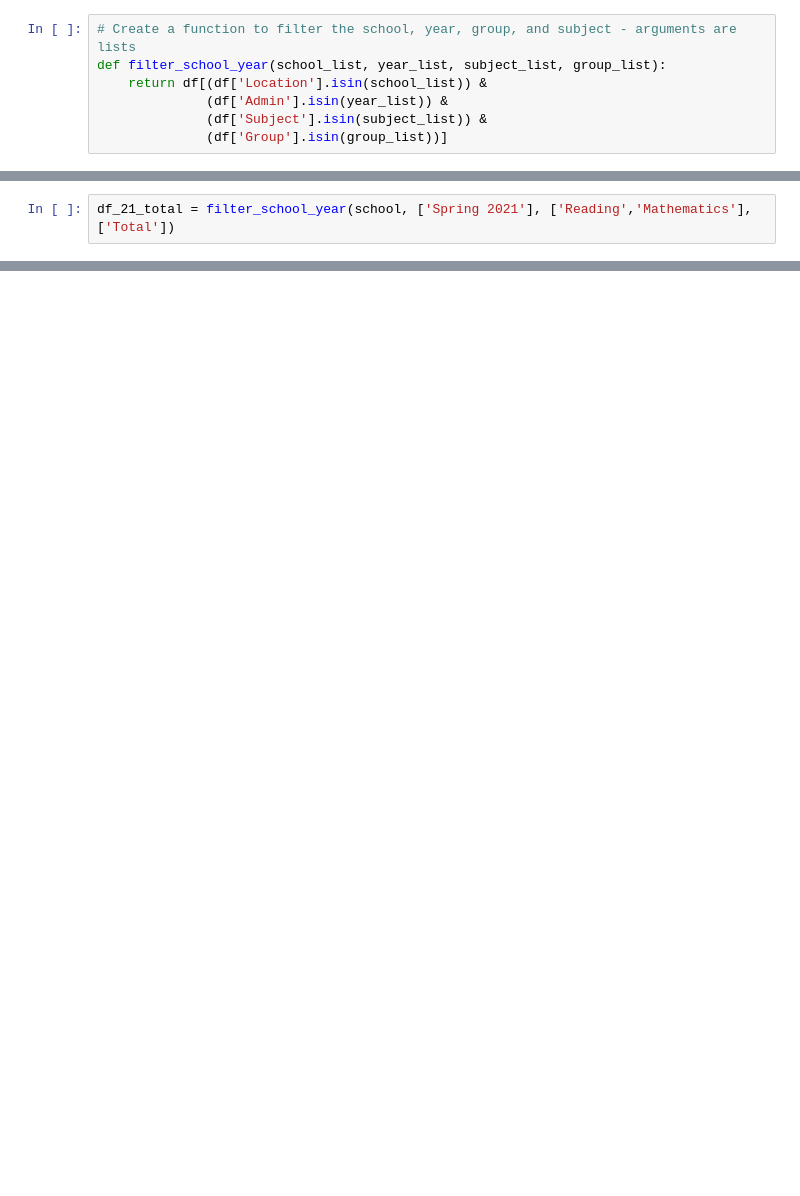
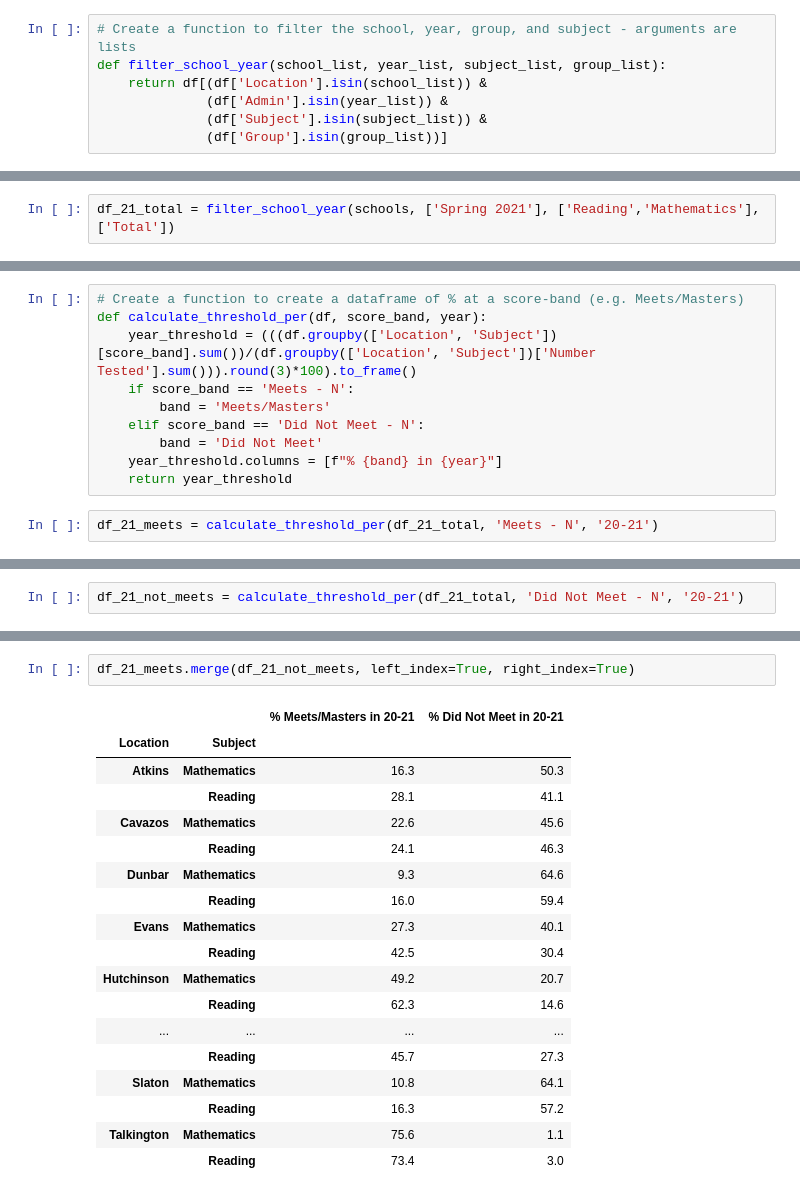
Before and after one commit to rajaridgway/lubbock-analysis, a Jupyter notebook: lubbock.ipynb, the cells around one changed output, grey strips where cells are left out. Saved outputs shown, nothing was run; the diff lists cells and outputs as text; blank space fills up the shorter version.

Commit message:
School-level math and reading %

```diff
--- a/lubbock.ipynb
+++ b/lubbock.ipynb
@@ -654,2 +539,2 @@ NameError: name 'df_atkins_mccool_21_total' is not defined
 # %%
-df_21_total = filter_school_year(school, ['Spring 2021'], ['Reading','Mathematics'], ['Total'])
+df_21_total = filter_school_year(schools, ['Spring 2021'], ['Reading','Mathematics'], ['Total'])
@@ -663,0 +541,12 @@ NameError: name 'df_21_meets' is not defined
+# %%
+# Create a function to create a dataframe of % at a score-band (e.g. Meets/Masters)
+def calculate_threshold_per(df, score_band, year):
+    year_threshold = (((df.groupby(['Location', 'Subject'])[score_band].sum())/(df.groupby(['Location', 'Subject'])['Number Tested'].sum())).round(3)*100).to_frame()
+    if score_band == 'Meets - N':
+        band = 'Meets/Masters'
+    elif score_band == 'Did Not Meet - N':
+        band = 'Did Not Meet'
+    year_threshold.columns = [f"% {band} in {year}"]
+    return year_threshold
+# %%
+df_21_meets = calculate_threshold_per(df_21_total, 'Meets - N', '20-21')
@@ -663,0 +574,2 @@ NameError: name 'df_21_meets' is not defined
+# %%
+df_21_not_meets = calculate_threshold_per(df_21_total, 'Did Not Meet - N', '20-21')
@@ -663,0 +597,21 @@ NameError: name 'df_21_meets' is not defined
+# %%
+df_21_meets.merge(df_21_not_meets, left_index=True, right_index=True)
+# %% [output]
+|  |  | % Meets/Masters in 20-21 | % Did Not Meet in 20-21 |
+| Location | Subject |  |  |
+| Atkins | Mathematics | 16.3 | 50.3 |
+|  | Reading | 28.1 | 41.1 |
+| Cavazos | Mathematics | 22.6 | 45.6 |
+|  | Reading | 24.1 | 46.3 |
+| Dunbar | Mathematics | 9.3 | 64.6 |
+|  | Reading | 16.0 | 59.4 |
+| Evans | Mathematics | 27.3 | 40.1 |
+|  | Reading | 42.5 | 30.4 |
+| Hutchinson | Mathematics | 49.2 | 20.7 |
+|  | Reading | 62.3 | 14.6 |
+| ... | ... | ... | ... |
+|  | Reading | 45.7 | 27.3 |
+| Slaton | Mathematics | 10.8 | 64.1 |
+|  | Reading | 16.3 | 57.2 |
+| Talkington | Mathematics | 75.6 | 1.1 |
+|  | Reading | 73.4 | 3.0 |
```
Also changed, not shown: parts of 55 cells of this notebook.
